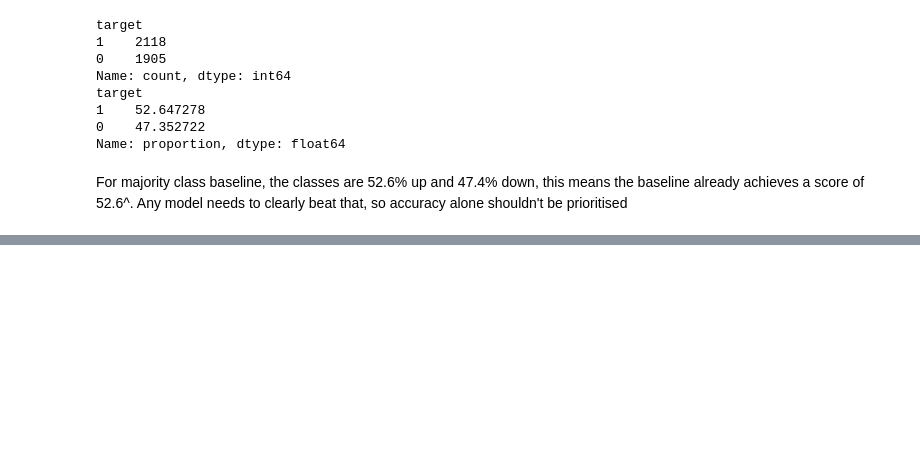
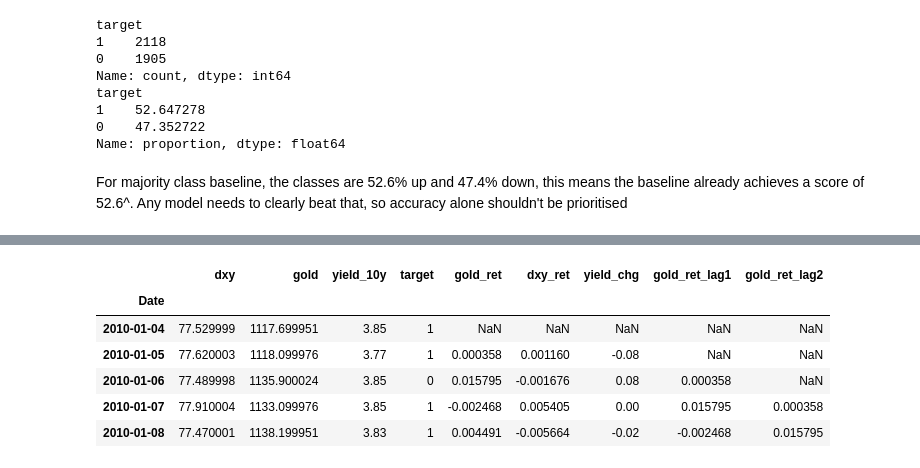
Before and after one commit to Mustafizb24/gold-directional-forecasting, a Jupyter notebook: gold_data_collection.ipynb, the cells around one changed output, grey strips where cells are left out. Cells and saved outputs as stored; diff of their text form; code cells hidden in the pictures; blank space fills up the shorter version.

```diff
--- a/gold_data_collection.ipynb
+++ b/gold_data_collection.ipynb
@@ -136,0 +158,14 @@ clean.to_csv("clean_2010_2025.csv")
+# %%
+# Gold's return from 1 and 2 days ago
+clean["gold_ret_lag1"] = clean["gold_ret"].shift(1)
+clean["gold_ret_lag2"] = clean["gold_ret"].shift(2) #Positive numbers mean it looks at the previous rows up
+
+clean.head()
+# %% [output]
+|  | dxy | gold | yield_10y | target | gold_ret | dxy_ret | yield_chg | gold_ret_lag1 | gold_ret_lag2 |
+| Date |  |  |  |  |  |  |  |  |  |
+| 2010-01-04 | 77.529999 | 1117.699951 | 3.85 | 1 | NaN | NaN | NaN | NaN | NaN |
+| 2010-01-05 | 77.620003 | 1118.099976 | 3.77 | 1 | 0.000358 | 0.001160 | -0.08 | NaN | NaN |
+| 2010-01-06 | 77.489998 | 1135.900024 | 3.85 | 0 | 0.015795 | -0.001676 | 0.08 | 0.000358 | NaN |
+| 2010-01-07 | 77.910004 | 1133.099976 | 3.85 | 1 | -0.002468 | 0.005405 | 0.00 | 0.015795 | 0.000358 |
+| 2010-01-08 | 77.470001 | 1138.199951 | 3.83 | 1 | 0.004491 | -0.005664 | -0.02 | -0.002468 | 0.015795 |
```
Also changed, not shown: parts of 4 cells of this notebook.
